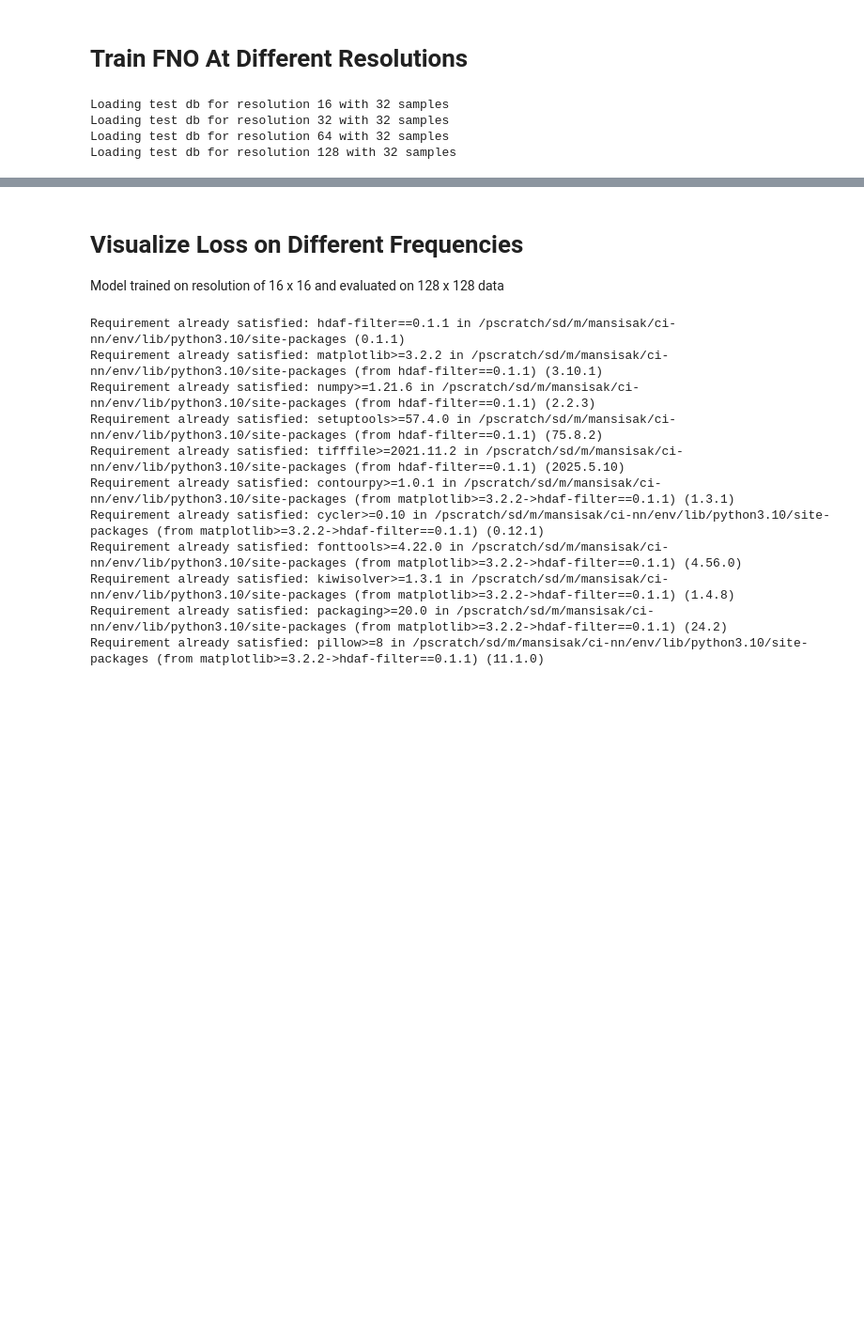
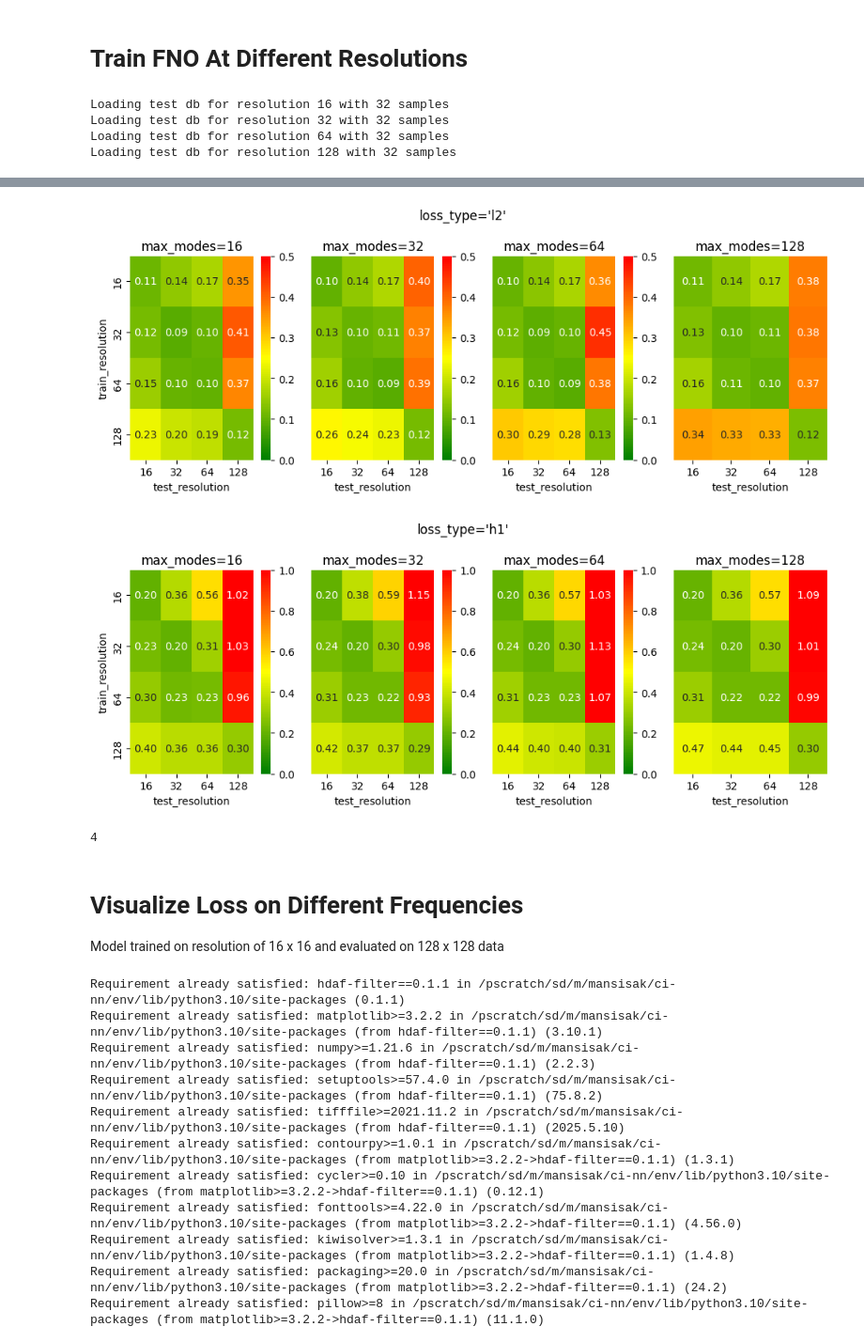
Before and after one commit to msakarvadia/operator_aliasing, a Jupyter notebook: notebooks/explore_super_resolution_hypothesis.ipynb, the cells around one changed output, grey strips where cells are left out. Shown at 94% size. Cells and saved outputs as stored; diff of their text form; code cells hidden in the pictures; blank space fills up the shorter version.

```diff
--- a/notebooks/explore_super_resolution_hypothesis.ipynb
+++ b/notebooks/explore_super_resolution_hypothesis.ipynb
@@ -265,21 +344,53 @@ plt.title('Training resolution affect on Test Performance')
 # %%
 # Define colormap from green (high engagement) to red (low engagement)
 max_modes = 16
 cmap = mcolors.LinearSegmentedColormap.from_list(
     'green_red',
     ['green', 'yellow', 'red'],
     N=100,
 )
 for loss_type in ['l2', 'h1']:
-    heat = df[(df.loss_type == loss_type) & (df.max_modes == max_modes)].pivot(
-        index='train_resolution',
-        columns='test_resolution',
-        values='loss',
-    )
-    heat = heat.loc[:, ['16', '32', '64', '128']]
-    sns.heatmap(heat, cmap=cmap)
-    plt.title(f'{loss_type=}')
+    vmax = 0.5
+    vmin = 0
+    if loss_type == 'h1':
+        vmax = 1
+    fig, axs = plt.subplots(1, 4, figsize=(10, 4), sharey=True)
+    for idx, max_modes in enumerate([16, 32, 64, 128]):
+        heat = df[
+            (df.loss_type == loss_type) & (df.max_modes == max_modes)
+        ].pivot(
+            index='train_resolution',
+            columns='test_resolution',
+            values='loss',
+        )
+        heat = heat.loc[:, ['16', '32', '64', '128']]
+        color_bar = False
+        if idx < len(heat) - 1:
+            color_bar = True
+        sns.heatmap(
+            heat,
+            cmap=cmap,
+            ax=axs[idx],
+            vmax=vmax,
+            vmin=vmin,
+            cbar=color_bar,
+            annot=True,
+            fmt='.2f',
+        )
+        axs[idx].set_title(f'{max_modes=}')
+        if idx > 0:
+            axs[idx].get_yaxis().set_visible(False)
+
+    fig.suptitle(f'{loss_type=}')
+    plt.tight_layout()
     plt.show()
+# %% [output]
+[figure, added]
+[figure, added]
+# %%
+len(heat)
+# %% [output]
+4
 # %% [markdown]
 # Visualize Loss on Different Frequencies
 
```
Also changed, not shown: parts of 2 cells of this notebook.
